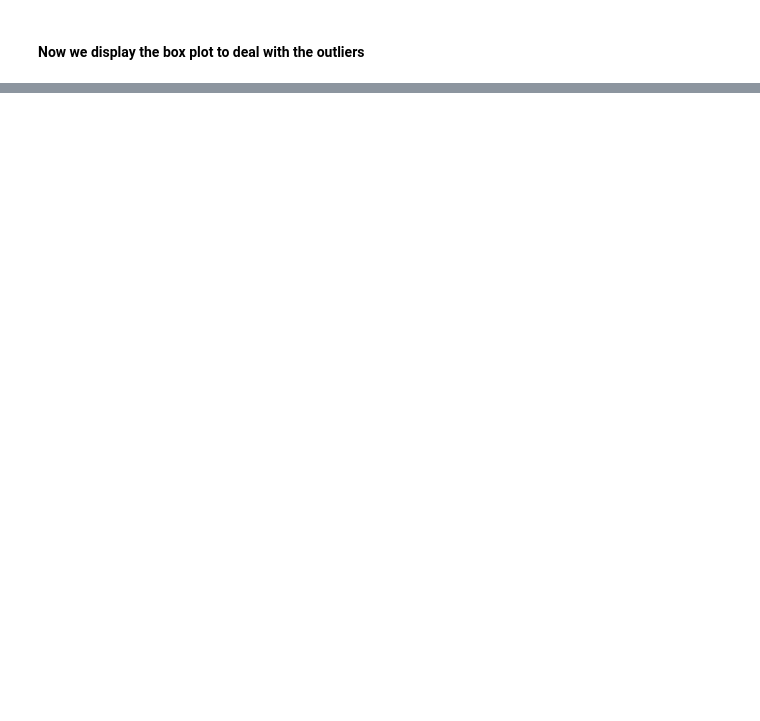
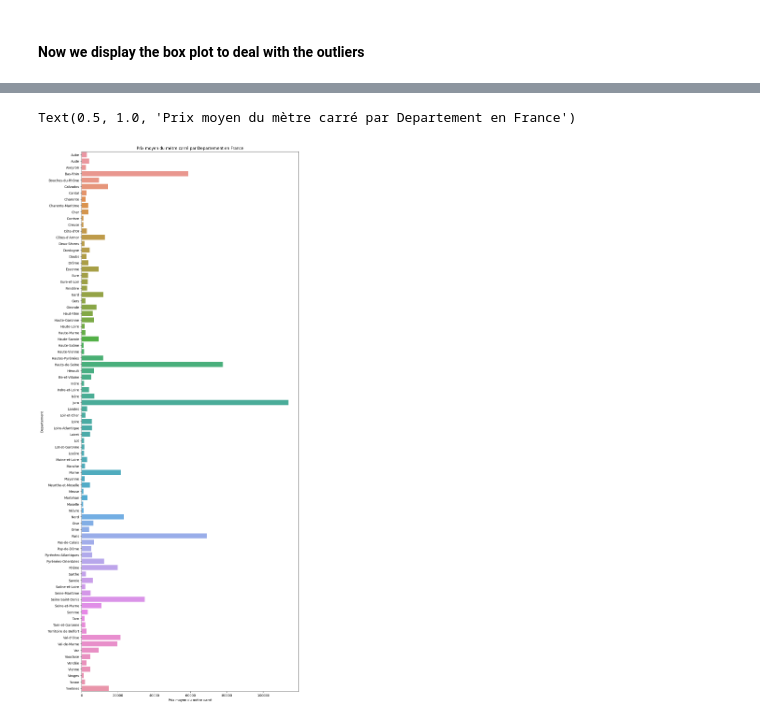
Before and after one commit to Siropteur/Mini_Project_DataScience, a Jupyter notebook: Main.ipynb, the cells around one changed output, grey strips where cells are left out. Drawn from its saved outputs; the diff is of its cells as text; code cells hidden in the pictures; blank space fills up the shorter version.

```diff
--- a/Main.ipynb
+++ b/Main.ipynb
@@ -426,0 +649,15 @@ for i in range(1, len(df_ac.columns)):
+# %%
+df['Code postal'] = df['Code postal'].astype(str)
+df['Departement'] = df['Code postal'].str[:2].map(DEPARTMENTS)
+
+mean_price_per_sqm = df.groupby('Departement')['Prix par metre carre'].mean().reset_index()
+
+plt.figure(figsize=(12, 30))
+sns.barplot(x='Prix par metre carre', y='Departement', data=mean_price_per_sqm)
+
+plt.xlabel('Prix moyen du mètre carré')
+plt.ylabel('Departement')
+plt.title('Prix moyen du mètre carré par Departement en France')
+# %% [output]
+Text(0.5, 1.0, 'Prix moyen du mètre carré par Departement en France')
+[figure, added]
```
Also changed, not shown: parts of 24 cells of this notebook.
